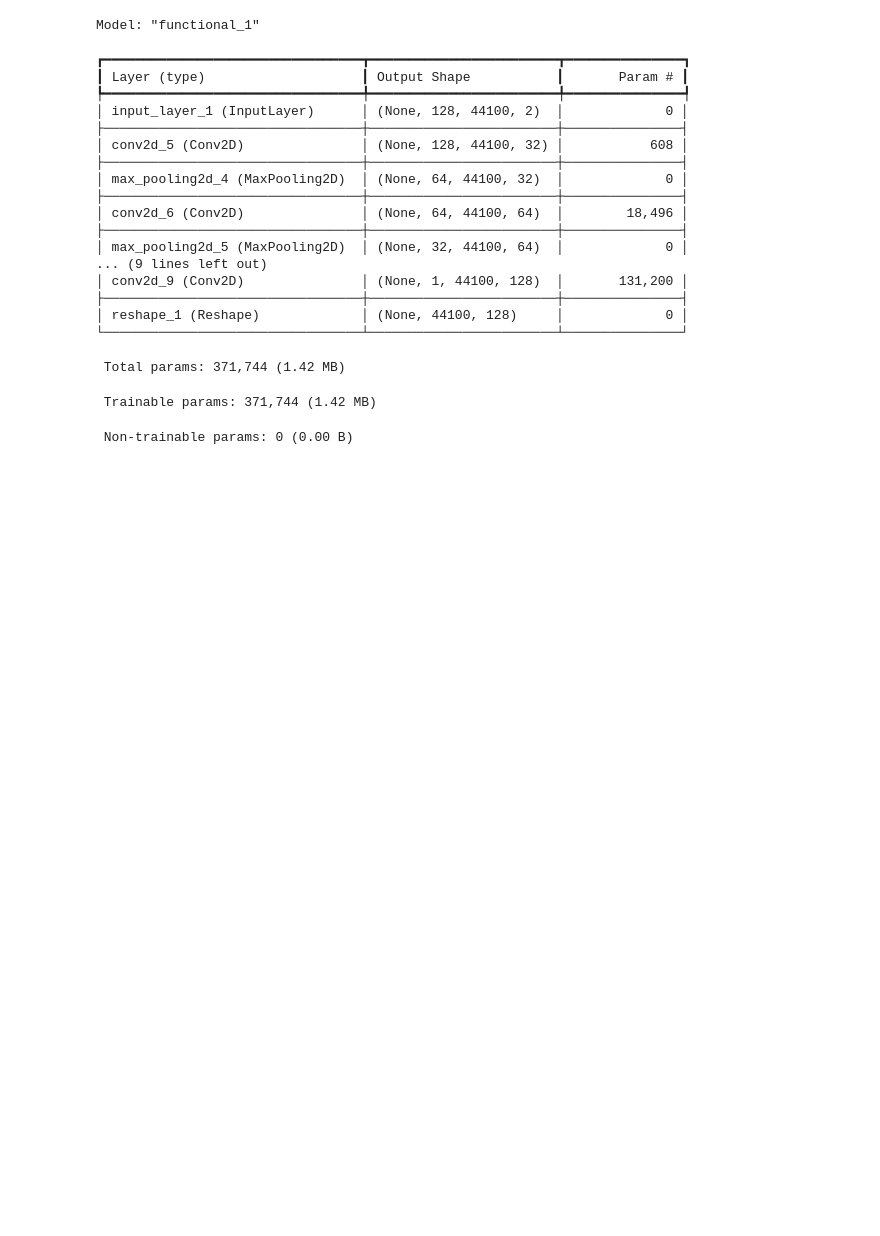
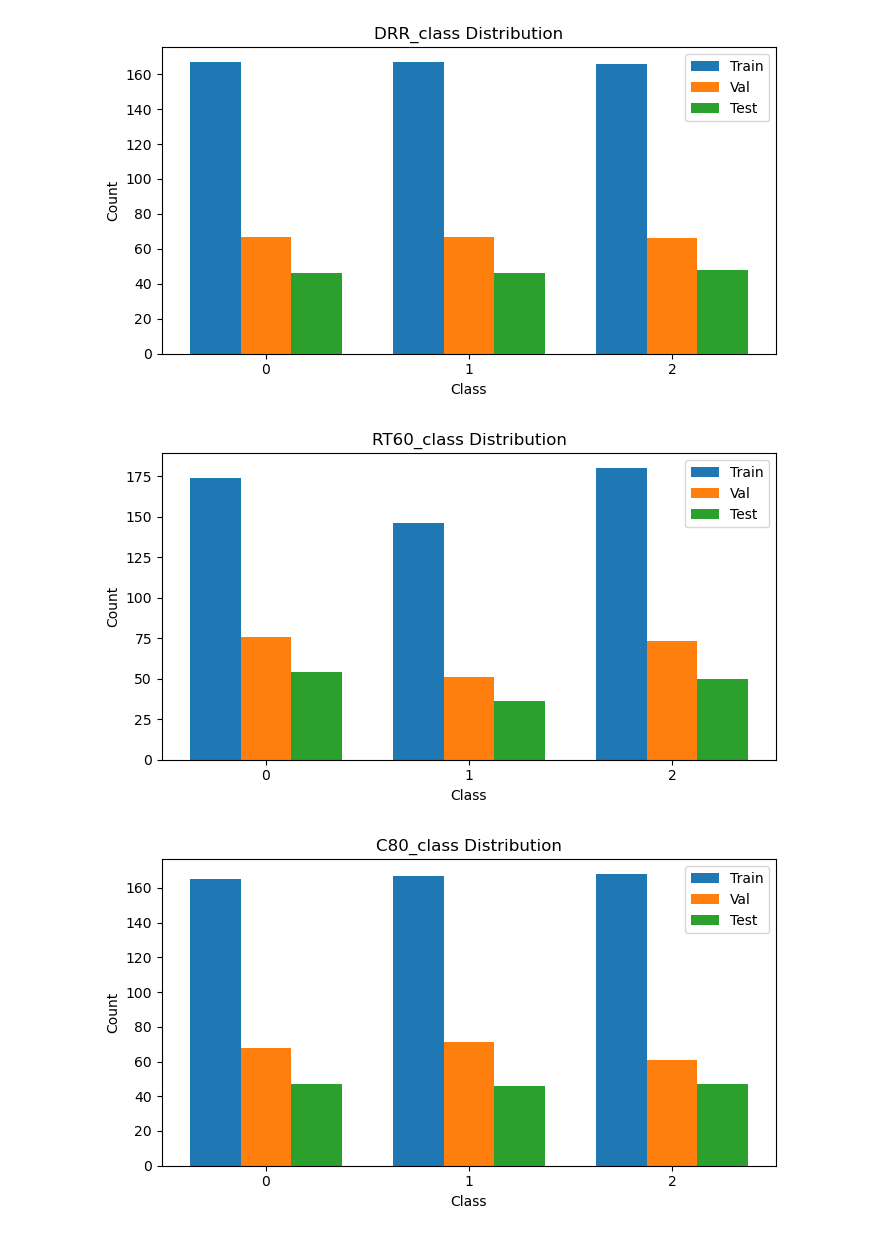
Before and after one commit to xx2644-xiaoyixu/DL_RIR_AousticAnalysis, a Jupyter notebook: baseline_model/Baseline.ipynb, the cells around one changed output. Cells and saved outputs as stored; diff of their text form; code cells hidden in the pictures; blank space fills up the shorter version.

Commit message:
dataset_reload

```diff
--- a/baseline_model/Baseline.ipynb
+++ b/baseline_model/Baseline.ipynb
@@ -11,0 +7,8 @@ from bl_model_CNN import CNN
+# %%
+DATASET_ROOT = r"C:\Users\14362\Desktop\DL\Assignment\Group Project\DL_RIR_AousticAnalysis\dataset"
+AUDIO_DIR = os.path.join(DATASET_ROOT, "audio")
+LABEL_DIR = os.path.join(DATASET_ROOT, "labels")
+
+TRAIN_CSV = os.path.join(LABEL_DIR, "train_labels_classification.csv")
+VAL_CSV = os.path.join(LABEL_DIR, "validation_labels_classification.csv")
+TEST_CSV = os.path.join(LABEL_DIR, "test_labels_classification.csv")
@@ -12,5 +17,7 @@ from bl_model_CNN import CNN
 # %%
-# logmels, labels = load_dataset()
+train_X, train_Y = load_dataset(TRAIN_CSV, save_prefix="train")
+val_X, val_Y = load_dataset(VAL_CSV, save_prefix="val")
+test_X, test_Y = load_dataset(TEST_CSV, save_prefix="test")
 
 # freq_bins = logmels.shape[1]
 
@@ -18,25 +25,48 @@ from bl_model_CNN import CNN
 
 # train_loader = make_pytorch_loader(train_logmels, train_labels, batch_size=16)
 # val_loader = make_pytorch_loader(val_logmels, val_labels, batch_size=16, shuffle=None)
-# %% [output]
-Model: "functional_1"
-┏━━━━━━━━━━━━━━━━━━━━━━━━━━━━━━━━━┳━━━━━━━━━━━━━━━━━━━━━━━━┳━━━━━━━━━━━━━━━┓
-┃ Layer (type)                    ┃ Output Shape           ┃       Param # ┃
-┡━━━━━━━━━━━━━━━━━━━━━━━━━━━━━━━━━╇━━━━━━━━━━━━━━━━━━━━━━━━╇━━━━━━━━━━━━━━━┩
-│ input_layer_1 (InputLayer)      │ (None, 128, 44100, 2)  │             0 │
-├─────────────────────────────────┼────────────────────────┼───────────────┤
-│ conv2d_5 (Conv2D)               │ (None, 128, 44100, 32) │           608 │
-├─────────────────────────────────┼────────────────────────┼───────────────┤
-│ max_pooling2d_4 (MaxPooling2D)  │ (None, 64, 44100, 32)  │             0 │
-├─────────────────────────────────┼────────────────────────┼───────────────┤
-│ conv2d_6 (Conv2D)               │ (None, 64, 44100, 64)  │        18,496 │
-├─────────────────────────────────┼────────────────────────┼───────────────┤
-│ max_pooling2d_5 (MaxPooling2D)  │ (None, 32, 44100, 64)  │             0 │
-... (9 lines left out)
-│ conv2d_9 (Conv2D)               │ (None, 1, 44100, 128)  │       131,200 │
-├─────────────────────────────────┼────────────────────────┼───────────────┤
-│ reshape_1 (Reshape)             │ (None, 44100, 128)     │             0 │
-└─────────────────────────────────┴────────────────────────┴───────────────┘
- Total params: 371,744 (1.42 MB)
- Trainable params: 371,744 (1.42 MB)
- Non-trainable params: 0 (0.00 B)
+# %%
+import numpy as np
+import matplotlib.pyplot as plt
+
+label_names = ["DRR_class", "RT60_class", "C80_class"]
+datasets = {
+    "Train": train_Y,
+    "Val": val_Y,
+    "Test": test_Y,
+}
+
+for i, name in enumerate(label_names):
+    # 收集所有可能的类别（保证对齐）
+    all_classes = sorted(
+        set(train_Y[:, i]) | set(val_Y[:, i]) | set(test_Y[:, i])
+    )
+
+    def count_per_class(Y, classes):
+        return [np.sum(Y[:, i] == c) for c in classes]
+
+    train_counts = count_per_class(train_Y, all_classes)
+    val_counts   = count_per_class(val_Y, all_classes)
+    test_counts  = count_per_class(test_Y, all_classes)
+
+    x = np.arange(len(all_classes))
+    width = 0.25
+
+    plt.figure(figsize=(7, 4))
+
+    plt.bar(x - width, train_counts, width, label="Train")
+    plt.bar(x,         val_counts,   width, label="Val")
+    plt.bar(x + width, test_counts,  width, label="Test")
+
+    plt.xticks(x, all_classes)
+    plt.xlabel("Class")
+    plt.ylabel("Count")
+    plt.title(f"{name} Distribution")
+    plt.legend()
+
+    plt.tight_layout()
+    plt.show()
+# %% [output]
+[figure, added]
+[figure, added]
+[figure, added]
```
Also changed, not shown: parts of 4 cells of this notebook, 14 other files.
